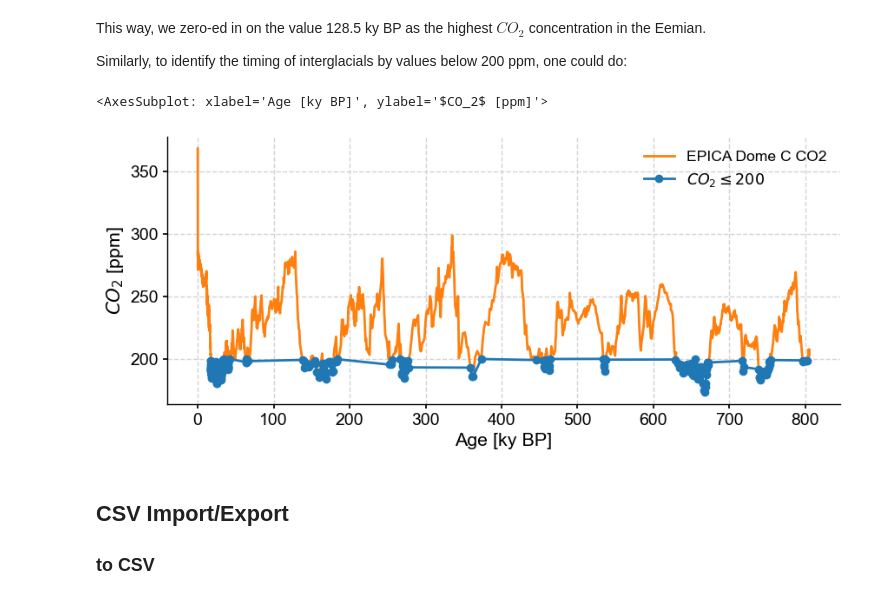
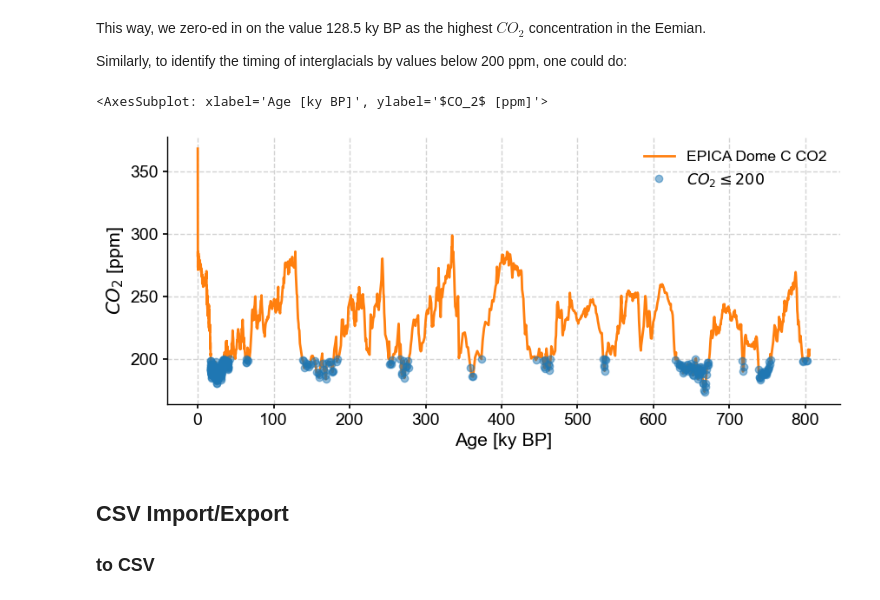
Before and after one commit to LinkedEarth/paleoPandas, a Jupyter notebook: notebooks/Paleopandas Playground.ipynb, the cells around one changed output. Drawn from its saved outputs; the diff is of its cells as text; code cells hidden in the pictures.

```diff
--- a/notebooks/Paleopandas Playground.ipynb
+++ b/notebooks/Paleopandas Playground.ipynb
@@ -27,3 +26,0 @@ pyleo.utils.available_dataset_names()
-# %%
-ts = pyleo.utils.load_dataset('SOI')
-ts.plot(invert_yaxis=True)
@@ -269,12 +288,12 @@ This way, we zero-ed in on the value 128.5 ky BP as the highest $CO_2$ concentra
 
 Similarly, to identify the timing of interglacials by values below 200 ppm, one could do:
 # %%
-co2_IG = co2ts.sel(value=slice(None,200))
+co2_IG = co2ts.sel(value=slice(None,200)) # returns a new Series object
 fig, ax = co2ts.plot(color='C1')
-co2_IG.plot(marker='o',linestyle=None,ax=ax,label=r"$CO_2\leq200$") # TODO: figure out how to omit blue lines connecting dots
+co2_IG.plot(marker='o',linewidth=0,alpha= 0.5, ax=ax,label=r"$CO_2\leq200$")
 # %% [output]
 <AxesSubplot: xlabel='Age [ky BP]', ylabel='$CO_2$ [ppm]'>
-[figure, old version]
+[figure, new version]
 # %% [markdown]
 ## CSV Import/Export
 
```
Also changed, not shown: parts of 8 cells of this notebook, 1 other file.
